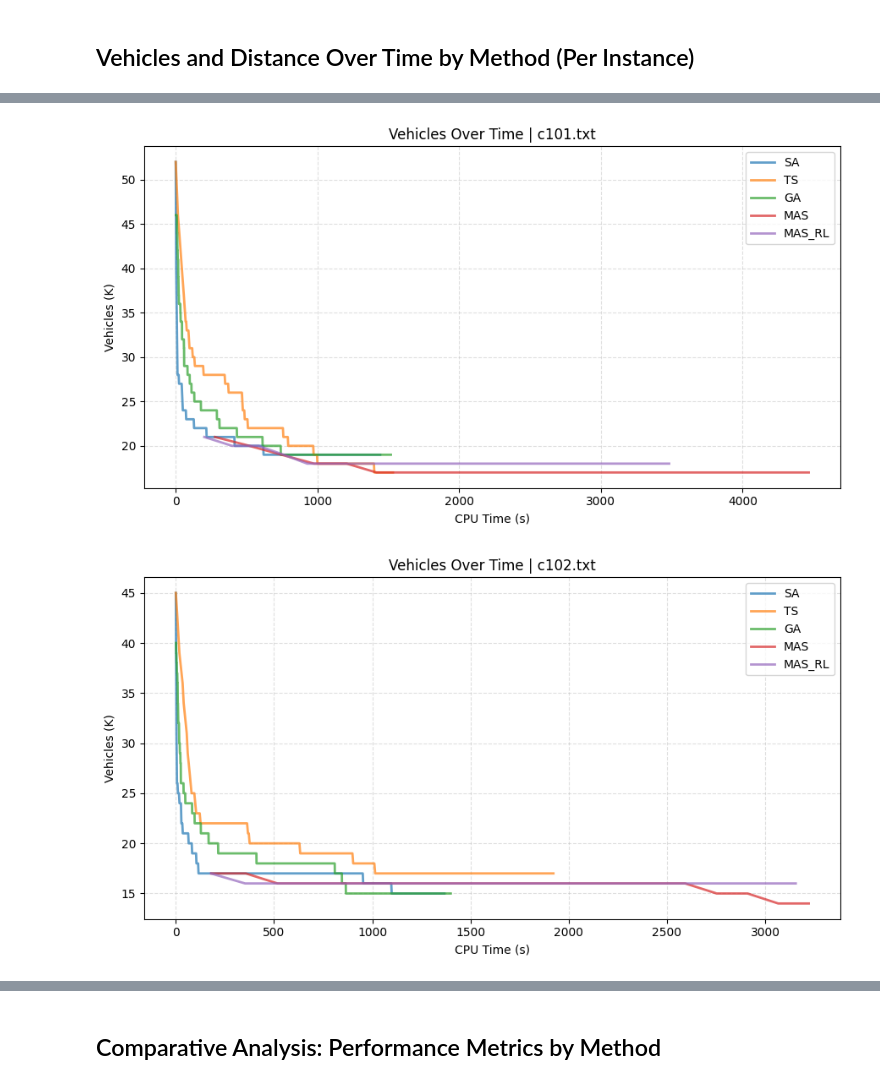
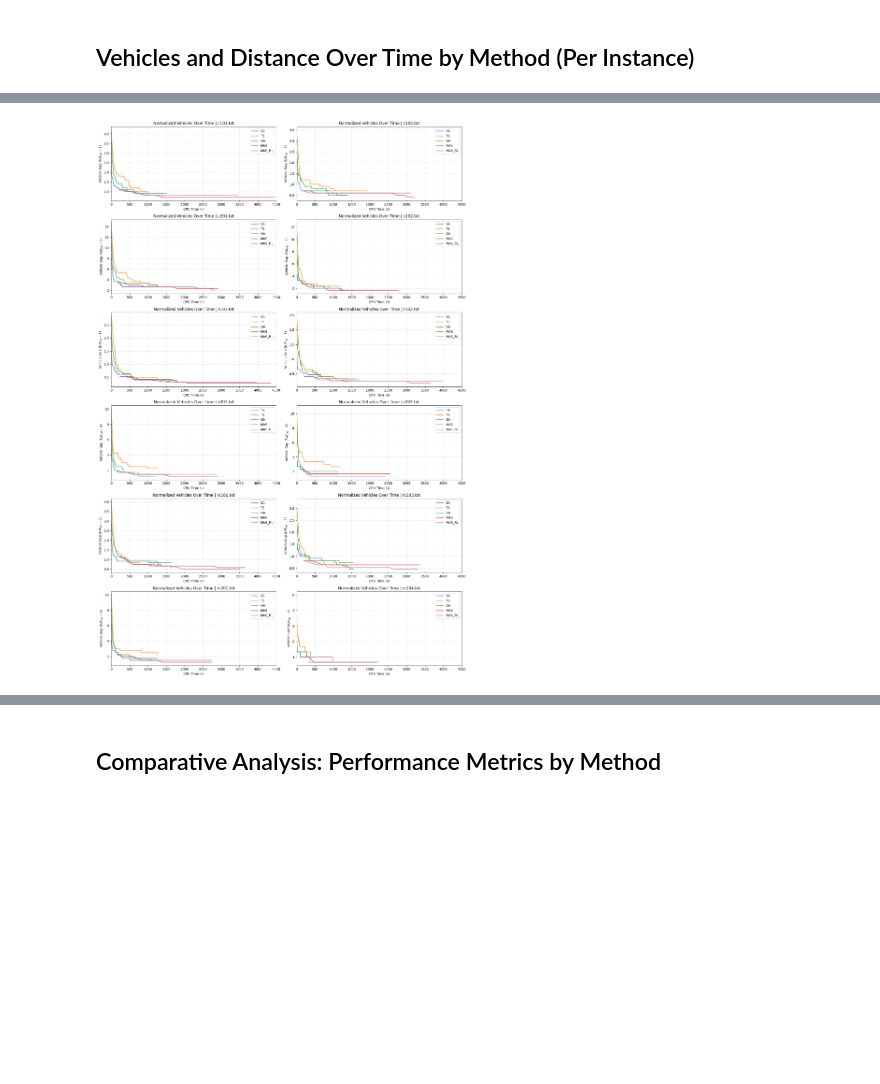
Before and after one commit to hugodba/TCC, a Jupyter notebook: src/main.ipynb, the cells around one changed output, grey strips where cells are left out. Cells and saved outputs as stored; diff of their text form; code cells hidden in the pictures; blank space fills up the shorter version.

```diff
--- a/src/main.ipynb
+++ b/src/main.ipynb
@@ -2200,7 +2327,11 @@ Generating Global Time-to-Target plot for 12 instances combined...
 # %% [markdown]
 ## Vehicles and Distance Over Time by Method (Per Instance)
 # %%
-# Generate vehicles over time plots for each instance directly from summaries.
+import matplotlib.pyplot as plt
+
+# IMPORTANTE: Garanta que a sua REFERENCE_TABLE está acessível neste escopo do código.
+# Exemplo hipotético do formato: REFERENCE_TABLE = {'c101.txt': {'k': 10}, 'rc201.txt': {'k': 4}, ...}
+
 batch_df = _build_batch_run_level_df_from_summaries()
 if batch_df.empty:
     logger.info("Vehicles plots skipped: no batch run data available")
@@ -2209,8 +2340,10 @@ else:
         logger.info("Vehicles plots skipped: missing 'instance' or 'trace' columns")
     else:
         instances = sorted(batch_df["instance"].astype(str).unique())
-        logger.info(f"\nGenerating vehicles over time plots for {len(instances)} instances...")
+        logger.info(f"\nGenerating normalized vehicles over time plots for {len(instances)} instances...")
 
+        # 1. PASSO: Recolher e separar os dados válidos
+        valid_plot_data = []
         for instance_name in instances:
             instance_df = batch_df[batch_df["instance"].astype(str) == instance_name]
             if instance_df.empty:
@@ -2232,24 +2365,65 @@ else:
                     best_trace = min(traces, key=lambda t: len(t) if isinstance(t, list) else float("inf"))
                     method_traces[method_label] = best_trace
 
-            if not method_traces:
+            if method_traces:
+                valid_plot_data.append((instance_name, method_traces))
+            else:
                 logger.info(f"Vehicles plots skipped for {instance_name}: no traces available")
-                continue
 
-            fig, ax = plt.subplots(figsize=(9, 5))
 
-            for method_label, trace in method_traces.items():
-                times = [p.get("elapsed_sec", 0) for p in trace]
-                vehicles = [p.get("vehicles", 0) for p in trace]
+        # 2. PASSO: Gerar APENAS a grelha global (6x2) com dados NORMALIZADOS
+        if valid_plot_data:
+            num_instances = len(valid_plot_data)
+            rows, cols = 6, 2
+            fig_grid, axes_grid = plt.subplots(nrows=rows, ncols=cols, figsize=(16, 4 * rows))
+            axes_flat = axes_grid.flatten()
 
-                ax.plot(times, vehicles, label=method_label, linewidth=2, markersize=4, alpha=0.7)
+            for idx, (instance_name, method_traces) in enumerate(valid_plot_data):
+                ax_grid = axes_flat[idx]
 
-            ax.set_xlabel("CPU Time (s)")
-            ax.set_ylabel("Vehicles (K)")
-            ax.set_title(f"Vehicles Over Time | {instance_name}")
-            ax.grid(True, linestyle="--", alpha=0.4)
-            ax.legend()
+                # ---- BUSCAR O K_REF DA INSTÂNCIA (MÉTODO ROBUSTO) ----
+                k_ref = 0
+                instance_lower = str(instance_name).lower()
 
-            fig.tight_layout()
+                if instance_lower in REFERENCE_TABLE:
+                    values = REFERENCE_TABLE[instance_lower]
+                    if isinstance(values, dict) and values.get("vehicles_ref") is not None:
+                        k_ref = int(values.get("vehicles_ref"))
+
+                # Se não encontrou a referência real, pulamos a instância
+                # para não poluir o gráfico com uma divisão por 1.
+                if not k_ref or k_ref <= 0:
+                    logger.info(f"Skipping {instance_name} no grid: K_ref not found or invalid.")
+                    continue
+                # ------------------------------------------------------
+
+                for method_label, trace in method_traces.items():
+                    times = [p.get("elapsed_sec", 0) for p in trace]
+
+                    # ---- CÁLCULO DA NORMALIZAÇÃO CORRETA ----
+                    vehicles_norm = [(p.get("vehicles", 0) / float(k_ref)) - 1.0 for p in trace]
+                    # -----------------------------------------
+
+                    ax_grid.plot(times, vehicles_norm, label=method_label, linewidth=2, markersize=4, alpha=0.7)
+                ax_grid.set_xlabel("CPU Time (s)")
+                # Atualizando o rótulo do eixo Y com formatação matemática LaTeX
+                ax_grid.set_ylabel("Vehicle Gap $(K / K_{ref} - 1)$")
+                ax_grid.set_title(f"Normalized Vehicles Over Time | {instance_name}")
+
+                # --- PADRONIZAÇÃO DE EIXOS ---
+                ax_grid.set_xlim(0, 4500)
+                # Removi o set_ylim(0, 80) pois a escala agora é muito menor.
+                # Se quiser padronizar o Y novamente (ex: gap máximo de 500%), descomente a linha abaixo:
+                # ax_grid.set_ylim(0, 5.0)
+                # -----------------------------
+
+                ax_grid.grid(True, linestyle="--", alpha=0.4)
+                ax_grid.legend()
+
+            # Remove eventuais subplots vazios
+            for idx in range(num_instances, len(axes_flat)):
+                fig_grid.delaxes(axes_flat[idx])
+
+            fig_grid.tight_layout()
             plt.show()
 # %% [output]
@@ -2257,2 +2431 @@ Generating vehicles over time plots for 12 instances...
-[figure, old version]
+[figure, new version]
-[figure, removed]
```
Also changed, not shown: parts of 17 cells of this notebook, 27 other files.
